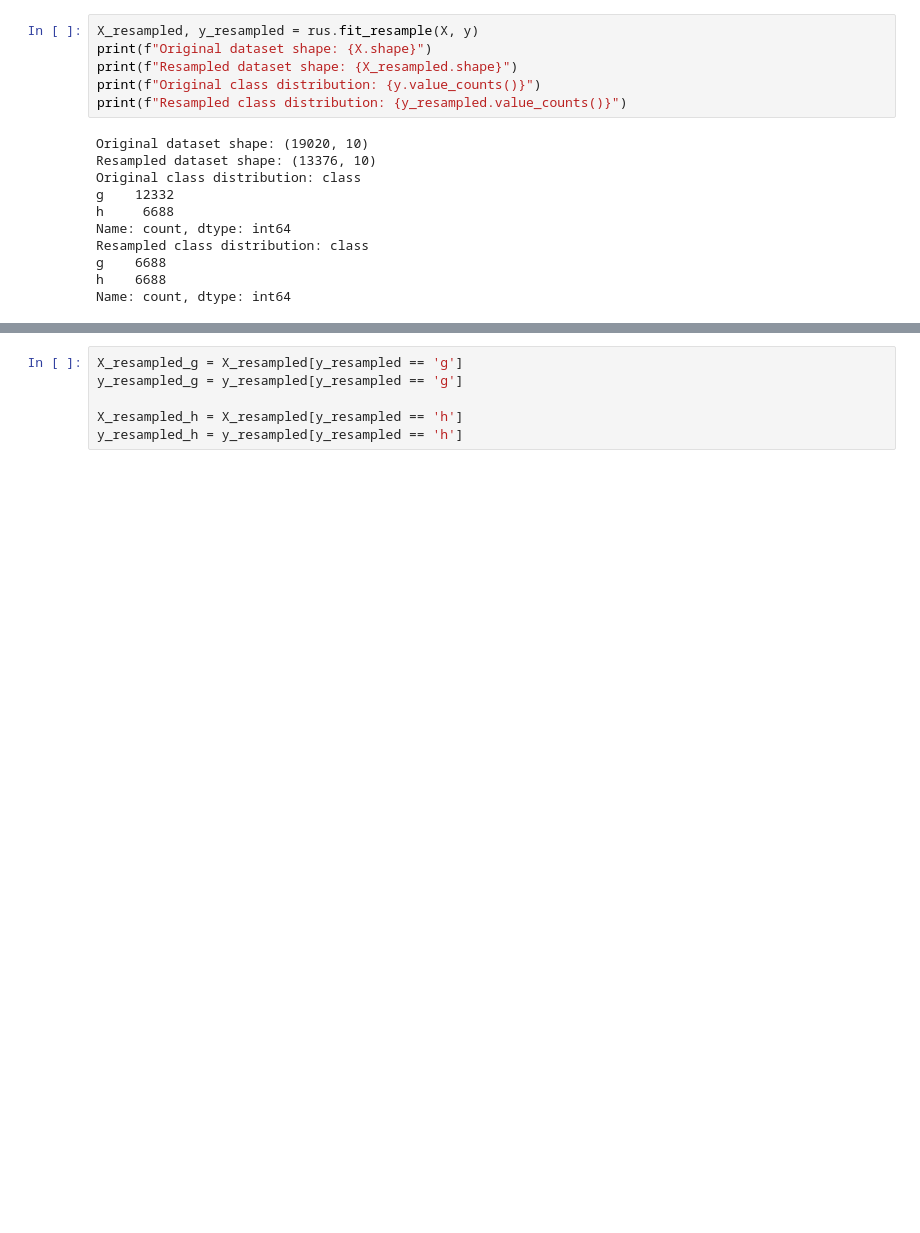
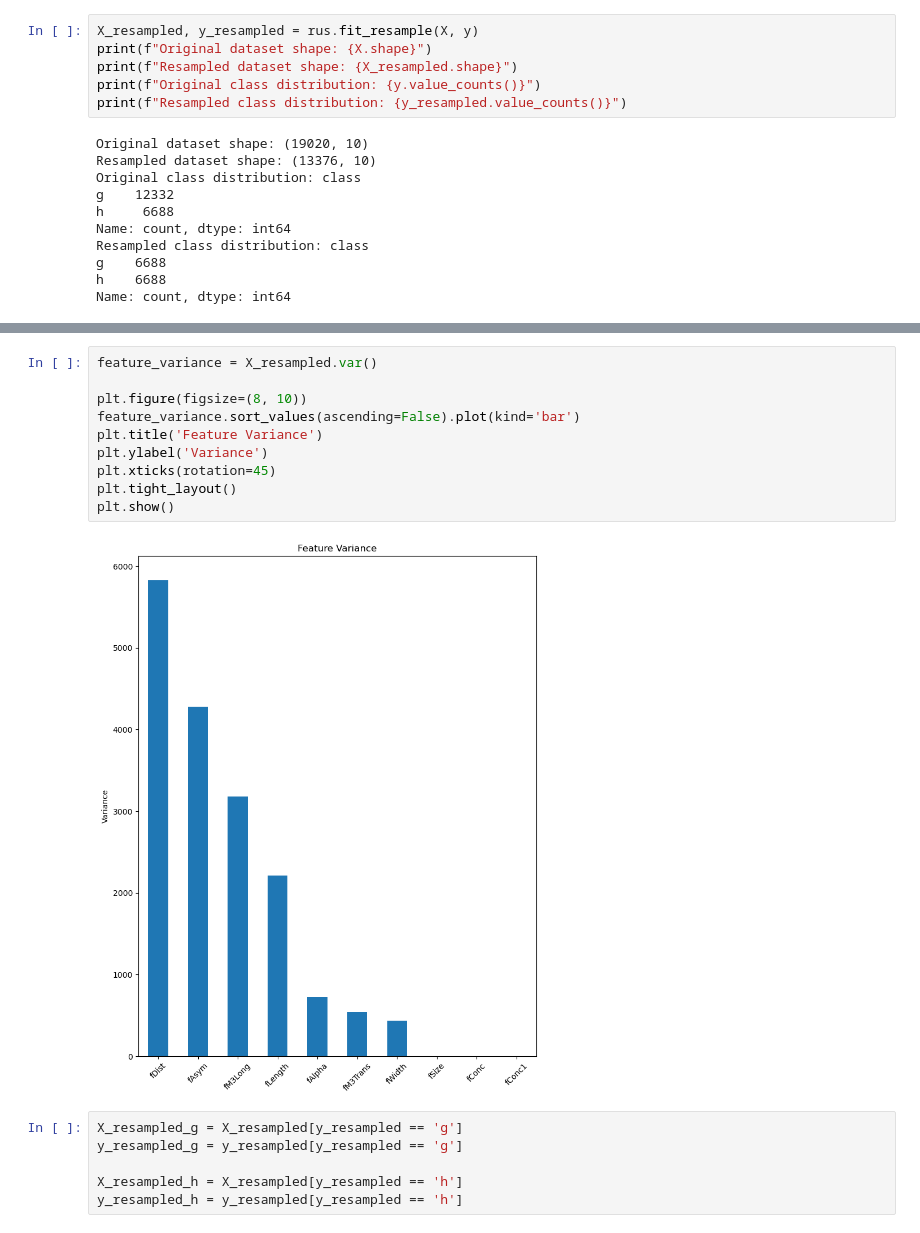
Before and after one commit to Mazen-Elsayed/Machine-Learning-Regression-and-Classfication-, a Jupyter notebook: lab1_classification.ipynb, the cells around one changed output, grey strips where cells are left out. Saved outputs shown, nothing was run; the diff lists cells and outputs as text; blank space fills up the shorter version.

```diff
--- a/lab1_classification.ipynb
+++ b/lab1_classification.ipynb
@@ -68,3 +101,15 @@ Name: count, dtype: int64
+# %%
+feature_variance = X_resampled.var()
+
+plt.figure(figsize=(8, 10))
+feature_variance.sort_values(ascending=False).plot(kind='bar')
+plt.title('Feature Variance')
+plt.ylabel('Variance')
+plt.xticks(rotation=45)
+plt.tight_layout()
+plt.show()
+# %% [output]
+[figure, added]
 # %%
 X_resampled_g = X_resampled[y_resampled == 'g']
 y_resampled_g = y_resampled[y_resampled == 'g']
```
Also changed, not shown: parts of 6 cells of this notebook.
